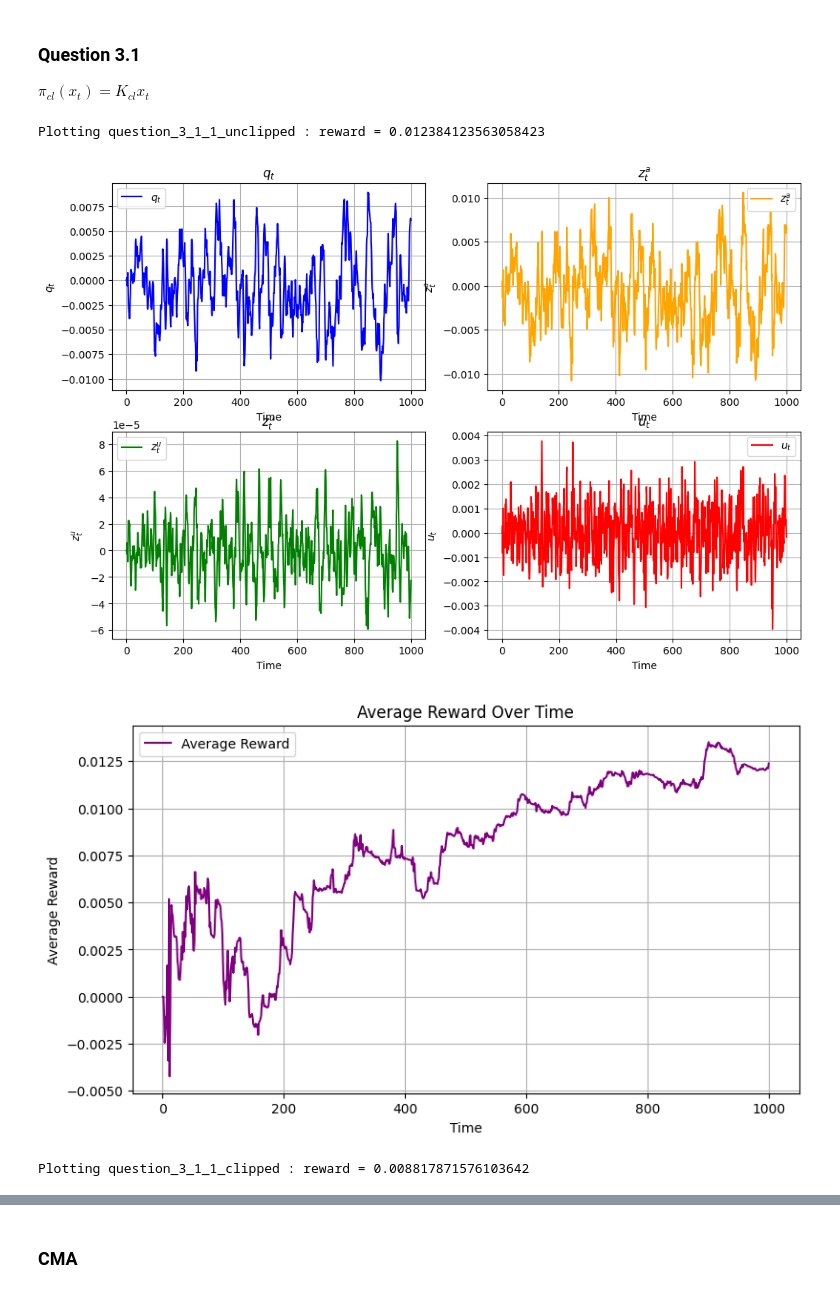
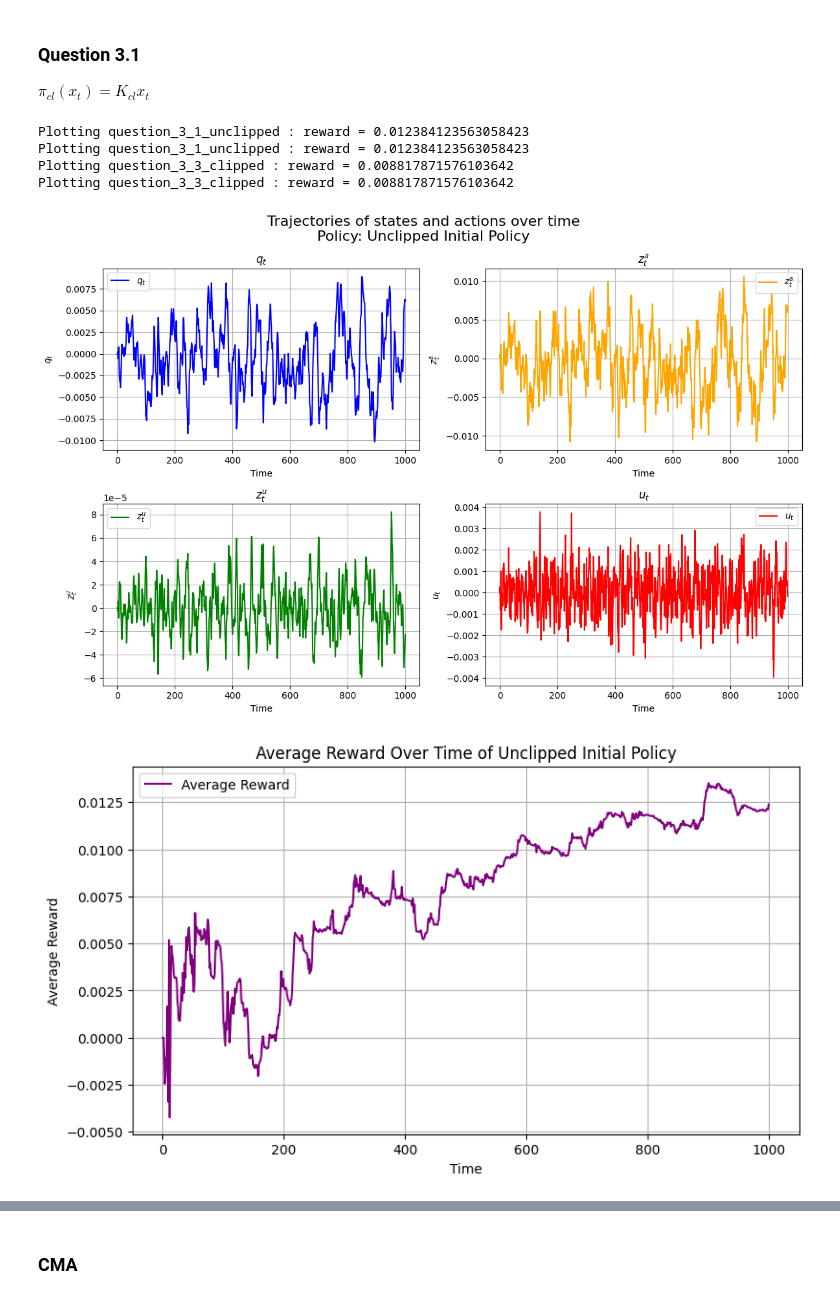
Before and after one commit to AhouLucas/linma2222-project, a Jupyter notebook: part2/main_mpc.ipynb, the cells around one changed output, grey strips where cells are left out. Drawn from its saved outputs; the diff is of its cells as text; code cells hidden in the pictures.

```diff
--- a/part2/main_mpc.ipynb
+++ b/part2/main_mpc.ipynb
@@ -165,26 +171,30 @@ $\pi_{cl}(x_t) = K_{cl} x_t$
 # %%
 rng = np.random.default_rng(42)  # For reproducibility
 
 # Question 3.1.1
 policy = lambda x: -0.5 * x[0] + 0.5 * x[1] + 0.5 * x[2]
 cliped_policy = lambda x: np.clip(policy(x), -x[0], 1-x[0])
 random_policy = lambda x: rng.uniform(-x[0] * 0.1, (1 - x[0]) * 0.1)
 
 x, u, xi_p = generate_trajectories(policy, x0=(0, 0, 0), T=1000)
-plot_trajectories(x, u, xi_p, filename="question_3_1_1_unclipped")
-plot_average_reward(x, u, xi_p, filename="question_3_1_1_unclipped")
+plot_trajectories(x, u, xi_p, filename="question_3_1_unclipped", policy_name="Unclipped Initial Policy")
+plot_average_reward(x, u, xi_p, filename="question_3_1_unclipped", policy_name="Unclipped Initial Policy")
+
 
 x, u, xi_p = generate_trajectories(cliped_policy, x0=(0, 0, 0), T=1000)
-plot_trajectories(x, u, xi_p, filename="question_3_1_1_clipped")
-plot_average_reward(x, u, xi_p, filename="question_3_1_1_clipped")
+plot_trajectories(x, u, xi_p, filename="question_3_3_clipped", policy_name="Clipped Initial Policy")
+plot_average_reward(x, u, xi_p, filename="question_3_3_clipped", policy_name="Clipped Initial Policy")
+
 
 # x, u, xi_p = generate_trajectories(random_policy, x0=(0, 0, 0), T=1000)
 # plot_trajectories(x, u, xi_p, filename="question_3_1_1_random")
 # plot_average_reward(x, u, xi_p, filename="question_3_1_1_random")
 
 policy_list = [(policy, "Initial Policy"), (cliped_policy, "Clipped Initial Policy")]
 # %% [output]
-Plotting question_3_1_1_unclipped : reward = 0.012384123563058423
+Plotting question_3_1_unclipped : reward = 0.012384123563058423
+Plotting question_3_1_unclipped : reward = 0.012384123563058423
+Plotting question_3_3_clipped : reward = 0.008817871576103642
+Plotting question_3_3_clipped : reward = 0.008817871576103642
-[figure, old version]
+[figure, new version]
-[figure, old version]
+[figure, new version]
-Plotting question_3_1_1_clipped : reward = 0.008817871576103642
```
Also changed, not shown: parts of 16 cells of this notebook, 37 other files.
